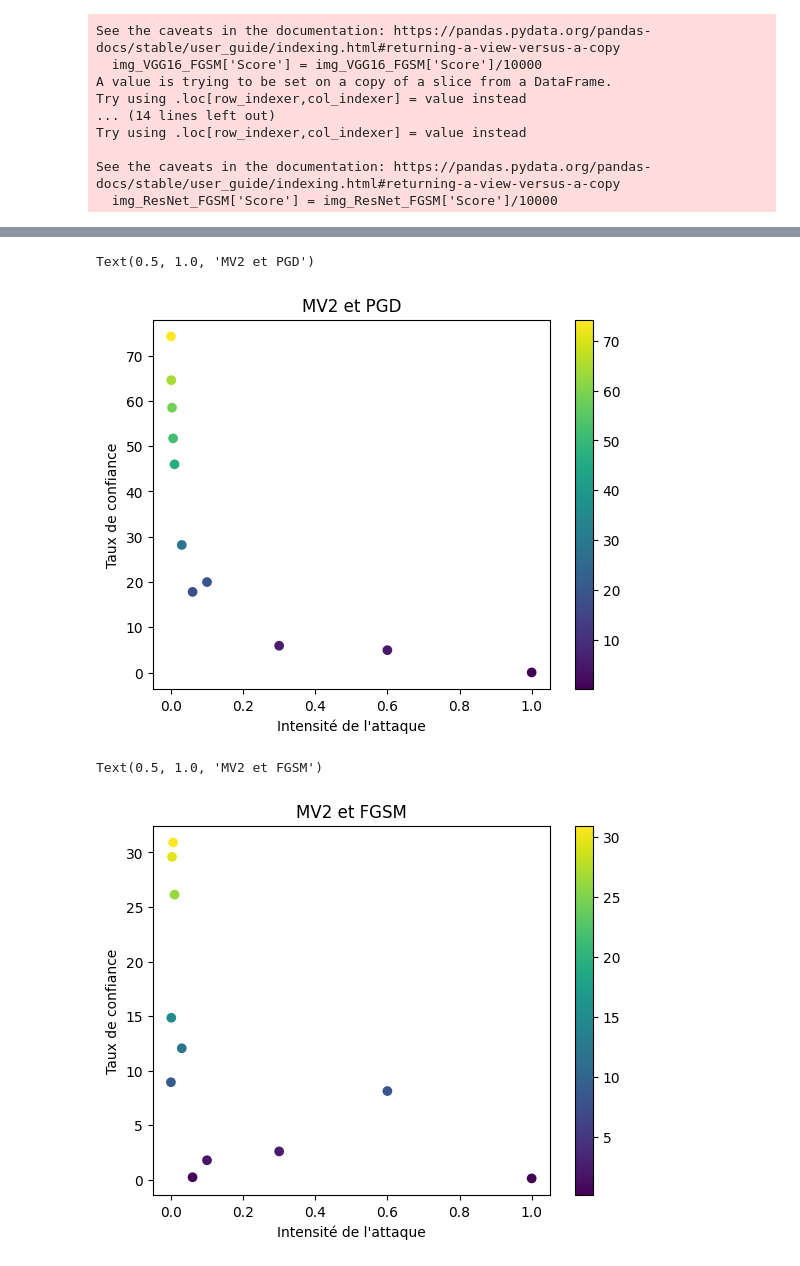
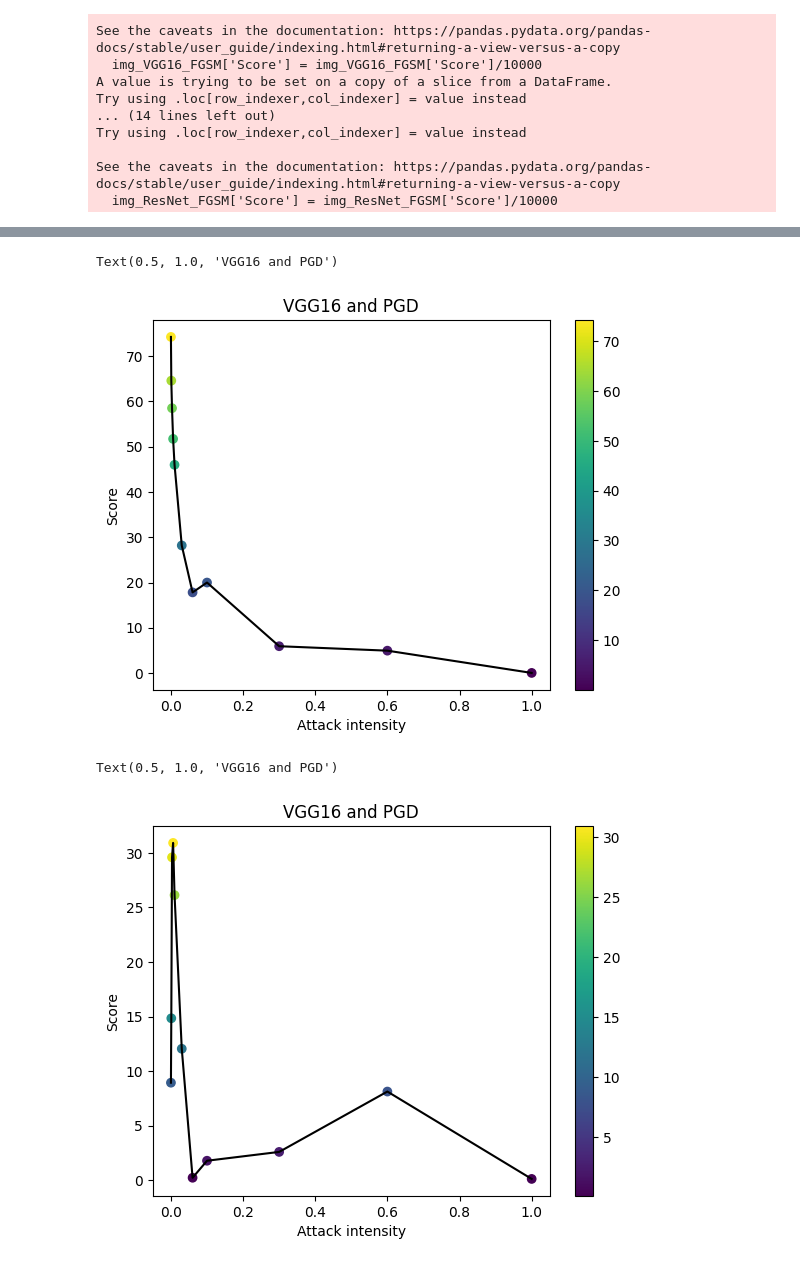
Before and after one commit to ArthurDelannoyazerty/S8-Explicability, a Jupyter notebook: final_dir/analysis_graph.ipynb, the cells around one changed output, grey strips where cells are left out. Cells and saved outputs as stored; diff of their text form; code cells hidden in the pictures.

Commit message:
maj des graph

```diff
--- a/final_dir/analysis_graph.ipynb
+++ b/final_dir/analysis_graph.ipynb
@@ -352,20 +353,22 @@ Text(0.5, 1.0, 'VGG16 et FGSM')
 # %%
 plt.scatter(df_MV2_PGD.index.tolist(),df_MV2_PGD['Score'],c = df_MV2_PGD['Score'],cmap='viridis')
+plt.plot(df_MV2_PGD.index.tolist(),df_MV2_PGD['Score'], c = 'black')
 plt.colorbar()
-plt.xlabel("Intensité de l'attaque")
-plt.ylabel('Taux de confiance')
-plt.title('MV2 et PGD')
+plt.xlabel("Attack intensity")
+plt.ylabel('Score')
+plt.title('MobileNetV2 and PGD')
 # %% [output]
-Text(0.5, 1.0, 'MV2 et PGD')
+Text(0.5, 1.0, 'VGG16 and PGD')
-[figure, old version]
+[figure, new version]
 # %%
 plt.scatter(df_MV2_FGSM.index.tolist(),df_MV2_FGSM['Score'],c = df_MV2_FGSM['Score'],cmap='viridis')
+plt.plot(df_MV2_FGSM.index.tolist(),df_MV2_FGSM['Score'], c = 'black')
 plt.colorbar()
-plt.xlabel("Intensité de l'attaque")
-plt.ylabel('Taux de confiance')
-plt.title('MV2 et FGSM')
+plt.xlabel("Attack intensity")
+plt.ylabel('Score')
+plt.title('MobileNetV2 and FGSM')
 # %% [output]
-Text(0.5, 1.0, 'MV2 et FGSM')
+Text(0.5, 1.0, 'VGG16 and PGD')
-[figure, old version]
+[figure, new version]
 # %%
 plt.scatter(df_ResNet_PGD.index.tolist(),df_ResNet_PGD['Score'],c = df_ResNet_PGD['Score'],cmap='viridis')
```
Also changed, not shown: parts of 23 cells of this notebook, 1 other file.
